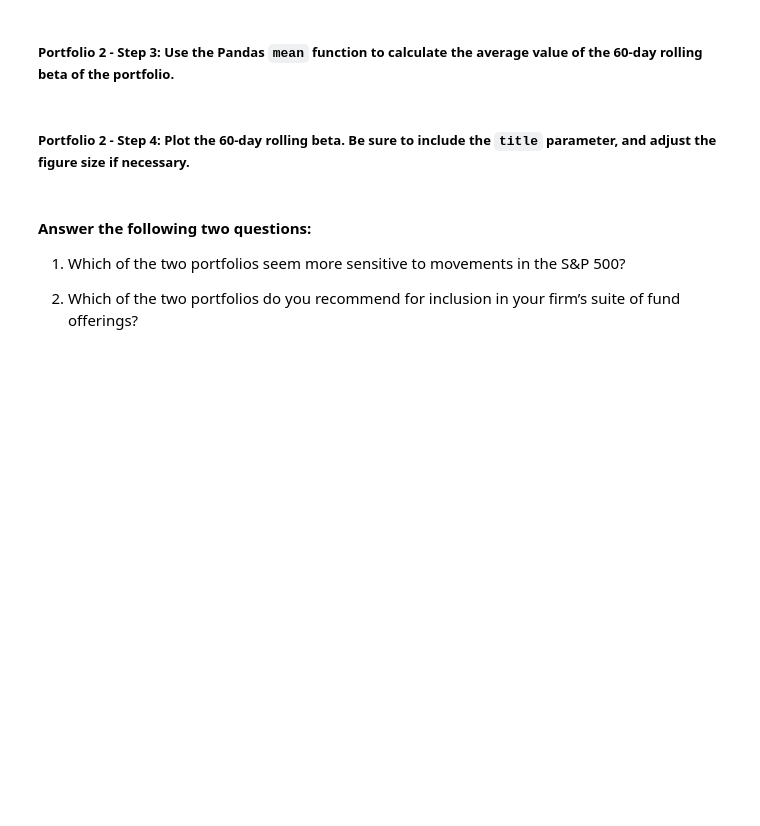
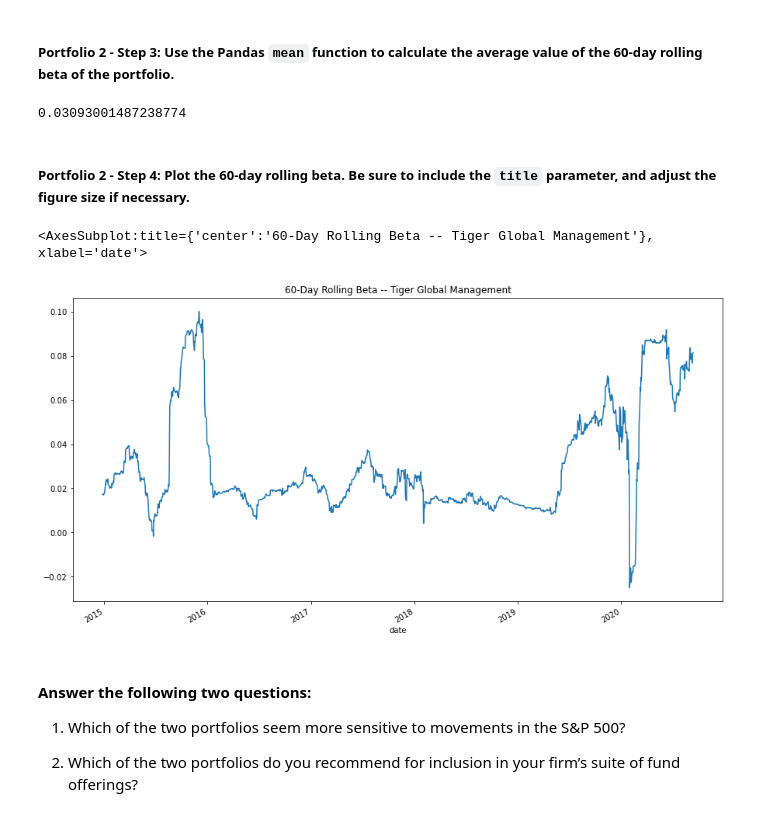
Before and after one commit to ForrestSurles/Portfolio_Investment_Algorithm_Analysis, a Jupyter notebook: risk_return_analysis.ipynb, the cells around one changed output. Cells and saved outputs as stored; diff of their text form; code cells hidden in the pictures; blank space fills up the shorter version.

```diff
--- a/risk_return_analysis.ipynb
+++ b/risk_return_analysis.ipynb
@@ -474,4 +483,5 @@ dtype: float64
 # %%
 # Calculate the covariance using a 60-day rolling window
 # Review the last five rows of the covariance data
-# YOUR CODE HERE
+tiglo_rolling_60_covariance = nav_daily_returns['TIGER GLOBAL MANAGEMENT LLC'].rolling(window=60).cov(nav_daily_returns['S&P 500'].rolling(window=60))
+tiglo_rolling_60_covariance.tail()
@@ -480,4 +498,6 @@ dtype: float64
 # %%
 # Calculate the beta based on the 60-day rolling covariance compared to the market (S&P 500)
 # Review the last five rows of the beta information
-# YOUR CODE HERE
+tiglo_rolling_60_beta = tiglo_rolling_60_covariance / snp_rolling_60_variance
+tiglo_rolling_60_beta.dropna(inplace=True)
+tiglo_rolling_60_beta
@@ -485,13 +519,19 @@ dtype: float64
 ##### Portfolio 2 - Step 3: Use the Pandas `mean` function to calculate the average value of the 60-day rolling beta of the portfolio.
 # %%
 # Calculate the average of the 60-day rolling beta
-# YOUR CODE HERE
+tiglo_average_rolling_60_beta = tiglo_rolling_60_beta.mean()
+tiglo_average_rolling_60_beta
+# %% [output]
+0.03093001487238774
 # %% [markdown]
 ##### Portfolio 2 - Step 4: Plot the 60-day rolling beta. Be sure to include the `title` parameter, and adjust the figure size if necessary.
 # %%
 # Plot the rolling beta
 # Include a title parameter and adjust the figure size
-# YOUR CODE HERE
+tiglo_rolling_60_beta.plot(figsize=(15,8),title='60-Day Rolling Beta -- Tiger Global Management')
+# %% [output]
+<AxesSubplot:title={'center':'60-Day Rolling Beta -- Tiger Global Management'}, xlabel='date'>
+[figure, added]
 # %% [markdown]
 #### Answer the following two questions:
 
```
Also changed, not shown: parts of 7 cells of this notebook.
